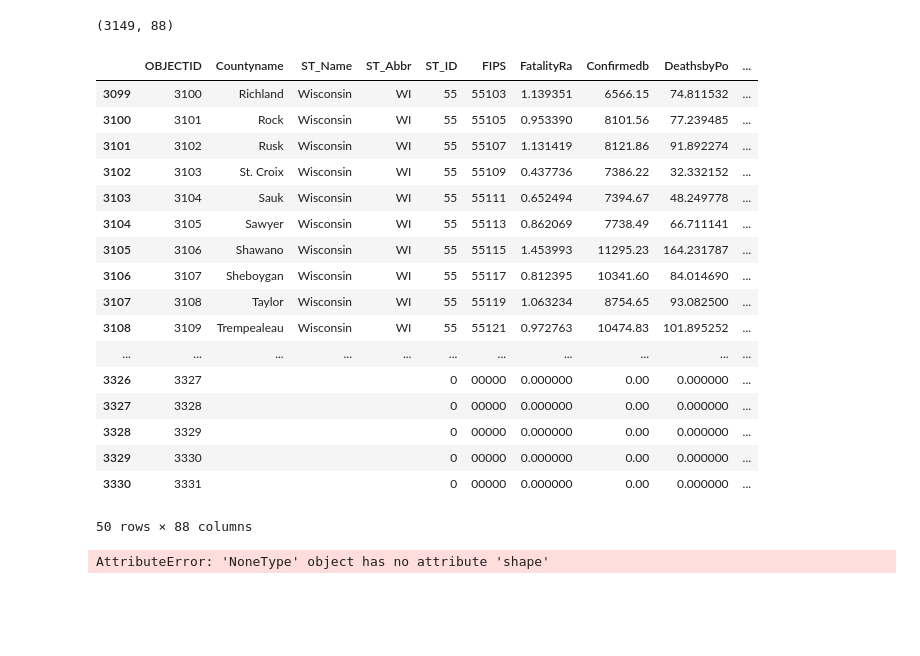
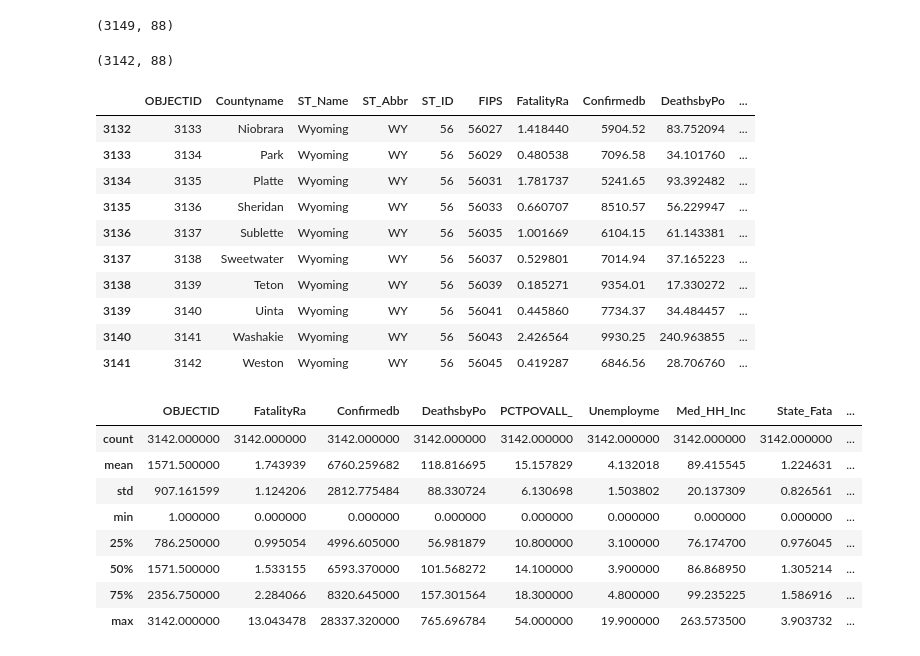
Before and after one commit to datascisteven/The-Masked-Politic, a Jupyter notebook: Phase_3_Project.ipynb, the cells around one changed output. Saved outputs shown, nothing was run; the diff lists cells and outputs as text; code cells hidden in the pictures; blank space fills up the shorter version.

```diff
--- a/Phase_3_Project.ipynb
+++ b/Phase_3_Project.ipynb
@@ -270,30 +160,36 @@ data = data[~data.ST_Name.str.contains("Puerto Rico")]
 data.shape
 # %% [output]
 (3149, 88)
-# %%
-data.tail(50)
-# %% [output]
-|  | OBJECTID | Countyname | ST_Name | ST_Abbr | ST_ID | FIPS | FatalityRa | Confirmedb | DeathsbyPo | ... |
-| 3099 | 3100 | Richland | Wisconsin | WI | 55 | 55103 | 1.139351 | 6566.15 | 74.811532 | ... |
-| 3100 | 3101 | Rock | Wisconsin | WI | 55 | 55105 | 0.953390 | 8101.56 | 77.239485 | ... |
-| 3101 | 3102 | Rusk | Wisconsin | WI | 55 | 55107 | 1.131419 | 8121.86 | 91.892274 | ... |
-| 3102 | 3103 | St. Croix | Wisconsin | WI | 55 | 55109 | 0.437736 | 7386.22 | 32.332152 | ... |
-| 3103 | 3104 | Sauk | Wisconsin | WI | 55 | 55111 | 0.652494 | 7394.67 | 48.249778 | ... |
-| 3104 | 3105 | Sawyer | Wisconsin | WI | 55 | 55113 | 0.862069 | 7738.49 | 66.711141 | ... |
-| 3105 | 3106 | Shawano | Wisconsin | WI | 55 | 55115 | 1.453993 | 11295.23 | 164.231787 | ... |
-| 3106 | 3107 | Sheboygan | Wisconsin | WI | 55 | 55117 | 0.812395 | 10341.60 | 84.014690 | ... |
-| 3107 | 3108 | Taylor | Wisconsin | WI | 55 | 55119 | 1.063234 | 8754.65 | 93.082500 | ... |
-| 3108 | 3109 | Trempealeau | Wisconsin | WI | 55 | 55121 | 0.972763 | 10474.83 | 101.895252 | ... |
-| ... | ... | ... | ... | ... | ... | ... | ... | ... | ... | ... |
-| 3326 | 3327 |  |  |  | 0 | 00000 | 0.000000 | 0.00 | 0.000000 | ... |
-| 3327 | 3328 |  |  |  | 0 | 00000 | 0.000000 | 0.00 | 0.000000 | ... |
-| 3328 | 3329 |  |  |  | 0 | 00000 | 0.000000 | 0.00 | 0.000000 | ... |
-| 3329 | 3330 |  |  |  | 0 | 00000 | 0.000000 | 0.00 | 0.000000 | ... |
-| 3330 | 3331 |  |  |  | 0 | 00000 | 0.000000 | 0.00 | 0.000000 | ... |
-50 rows × 88 columns
 # %%
-data = data.dropna(subset=['Countyname'], inplace=True)
+data.drop(data.tail(7).index, inplace=True)
 # %%
 data.shape
 # %% [output]
-AttributeError: 'NoneType' object has no attribute 'shape'
+(3142, 88)
+# %%
+data.tail(10)
+# %% [output]
+|  | OBJECTID | Countyname | ST_Name | ST_Abbr | ST_ID | FIPS | FatalityRa | Confirmedb | DeathsbyPo | ... |
+| 3132 | 3133 | Niobrara | Wyoming | WY | 56 | 56027 | 1.418440 | 5904.52 | 83.752094 | ... |
+| 3133 | 3134 | Park | Wyoming | WY | 56 | 56029 | 0.480538 | 7096.58 | 34.101760 | ... |
+| 3134 | 3135 | Platte | Wyoming | WY | 56 | 56031 | 1.781737 | 5241.65 | 93.392482 | ... |
+| 3135 | 3136 | Sheridan | Wyoming | WY | 56 | 56033 | 0.660707 | 8510.57 | 56.229947 | ... |
+| 3136 | 3137 | Sublette | Wyoming | WY | 56 | 56035 | 1.001669 | 6104.15 | 61.143381 | ... |
+| 3137 | 3138 | Sweetwater | Wyoming | WY | 56 | 56037 | 0.529801 | 7014.94 | 37.165223 | ... |
+| 3138 | 3139 | Teton | Wyoming | WY | 56 | 56039 | 0.185271 | 9354.01 | 17.330272 | ... |
+| 3139 | 3140 | Uinta | Wyoming | WY | 56 | 56041 | 0.445860 | 7734.37 | 34.484457 | ... |
+| 3140 | 3141 | Washakie | Wyoming | WY | 56 | 56043 | 2.426564 | 9930.25 | 240.963855 | ... |
+| 3141 | 3142 | Weston | Wyoming | WY | 56 | 56045 | 0.419287 | 6846.56 | 28.706760 | ... |
+# %%
+pd.set_option('display.max_columns', None)
+data.describe()
+# %% [output]
+|  | OBJECTID | FatalityRa | Confirmedb | DeathsbyPo | PCTPOVALL_ | Unemployme | Med_HH_Inc | State_Fata | ... |
+| count | 3142.000000 | 3142.000000 | 3142.000000 | 3142.000000 | 3142.000000 | 3142.000000 | 3142.000000 | 3142.000000 | ... |
+| mean | 1571.500000 | 1.743939 | 6760.259682 | 118.816695 | 15.157829 | 4.132018 | 89.415545 | 1.224631 | ... |
+| std | 907.161599 | 1.124206 | 2812.775484 | 88.330724 | 6.130698 | 1.503802 | 20.137309 | 0.826561 | ... |
+| min | 1.000000 | 0.000000 | 0.000000 | 0.000000 | 0.000000 | 0.000000 | 0.000000 | 0.000000 | ... |
+| 25% | 786.250000 | 0.995054 | 4996.605000 | 56.981879 | 10.800000 | 3.100000 | 76.174700 | 0.976045 | ... |
+| 50% | 1571.500000 | 1.533155 | 6593.370000 | 101.568272 | 14.100000 | 3.900000 | 86.868950 | 1.305214 | ... |
+| 75% | 2356.750000 | 2.284066 | 8320.645000 | 157.301564 | 18.300000 | 4.800000 | 99.235225 | 1.586916 | ... |
+| max | 3142.000000 | 13.043478 | 28337.320000 | 765.696784 | 54.000000 | 19.900000 | 263.573500 | 3.903732 | ... |
```
Also changed, not shown: parts of 30 cells of this notebook.
